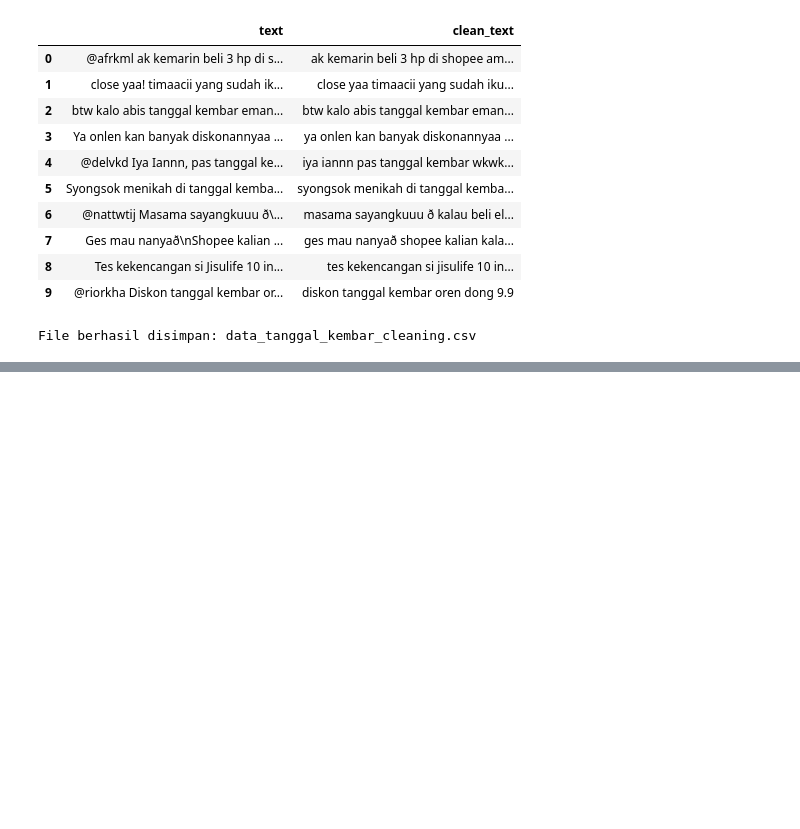
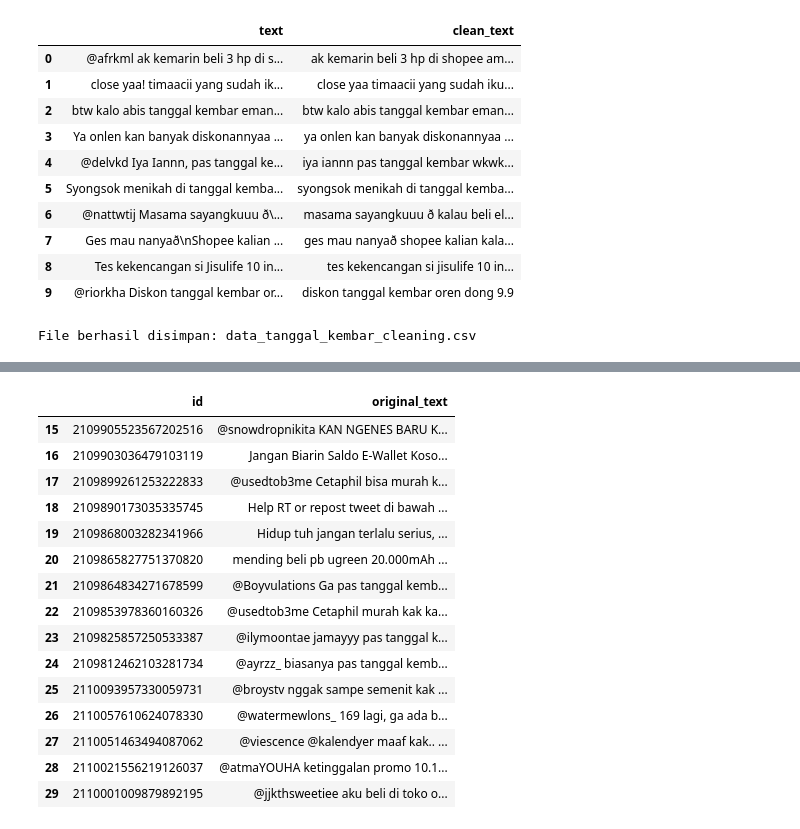
Before and after one commit to Wafiq-24090750003/Scraping_tgl-kembar, a Jupyter notebook: Cleaning_Data_Promo_1010.ipynb, the cells around one changed output, grey strips where cells are left out. Saved outputs shown, nothing was run; the diff lists cells and outputs as text; code cells hidden in the pictures; blank space fills up the shorter version.

```diff
--- a/Cleaning_Data_Promo_1010.ipynb
+++ b/Cleaning_Data_Promo_1010.ipynb
@@ -772,0 +1504,11 @@ File berhasil disimpan: data_tanggal_kembar_cleaning.csv
+# %%
+# Periksa 43 tweet dengan indikasi langsung
+df_langsung = df_cleaning[
+    df_cleaning["kategori_relevansi_awal"] == "indikasi langsung"
+].copy()
+
+display(
+    df_langsung[
+        ["id", "tanggal", "original_text"]
+    ].to_string(index=False)
+)
@@ -772,0 +1634,26 @@ File berhasil disimpan: data_tanggal_kembar_cleaning.csv
+# %%
+# Tampilkan tweet nomor 15–29 dari kategori indikasi langsung
+pd.set_option("display.max_colwidth", None)
+
+display(
+    df_langsung[
+        ["id", "original_text"]
+    ].iloc[15:30]
+)
+# %% [output]
+|  | id | original_text |
+| 15 | 2109905523567202516 | @snowdropnikita KAN NGENES BARU K... |
+| 16 | 2109903036479103119 | Jangan Biarin Saldo E-Wallet Koso... |
+| 17 | 2109899261253222833 | @usedtob3me Cetaphil bisa murah k... |
+| 18 | 2109890173035335745 | Help RT or repost tweet di bawah ... |
+| 19 | 2109868003282341966 | Hidup tuh jangan terlalu serius, ... |
+| 20 | 2109865827751370820 | mending beli pb ugreen 20.000mAh ... |
+| 21 | 2109864834271678599 | @Boyvulations Ga pas tanggal kemb... |
+| 22 | 2109853978360160326 | @usedtob3me Cetaphil murah kak ka... |
+| 23 | 2109825857250533387 | @ilymoontae jamayyy pas tanggal k... |
+| 24 | 2109812462103281734 | @ayrzz_ biasanya pas tanggal kemb... |
+| 25 | 2110093957330059731 | @broystv nggak sampe semenit kak ... |
+| 26 | 2110057610624078330 | @watermewlons_ 169 lagi, ga ada b... |
+| 27 | 2110051463494087062 | @viescence @kalendyer maaf kak.. ... |
+| 28 | 2110021556219126037 | @atmaYOUHA ketinggalan promo 10.1... |
+| 29 | 2110001009879892195 | @jjkthsweetiee aku beli di toko o... |
```
Also changed, not shown: parts of 69 cells of this notebook, 1 other file.
